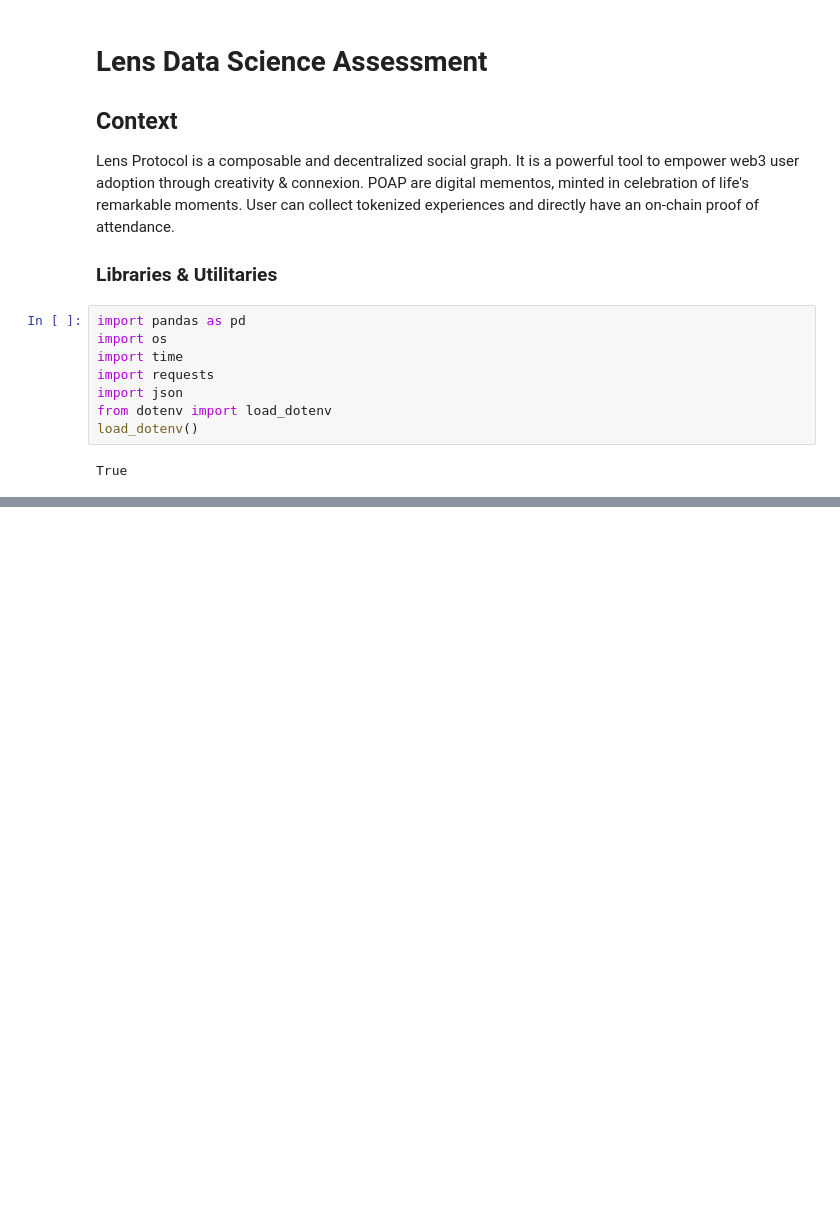
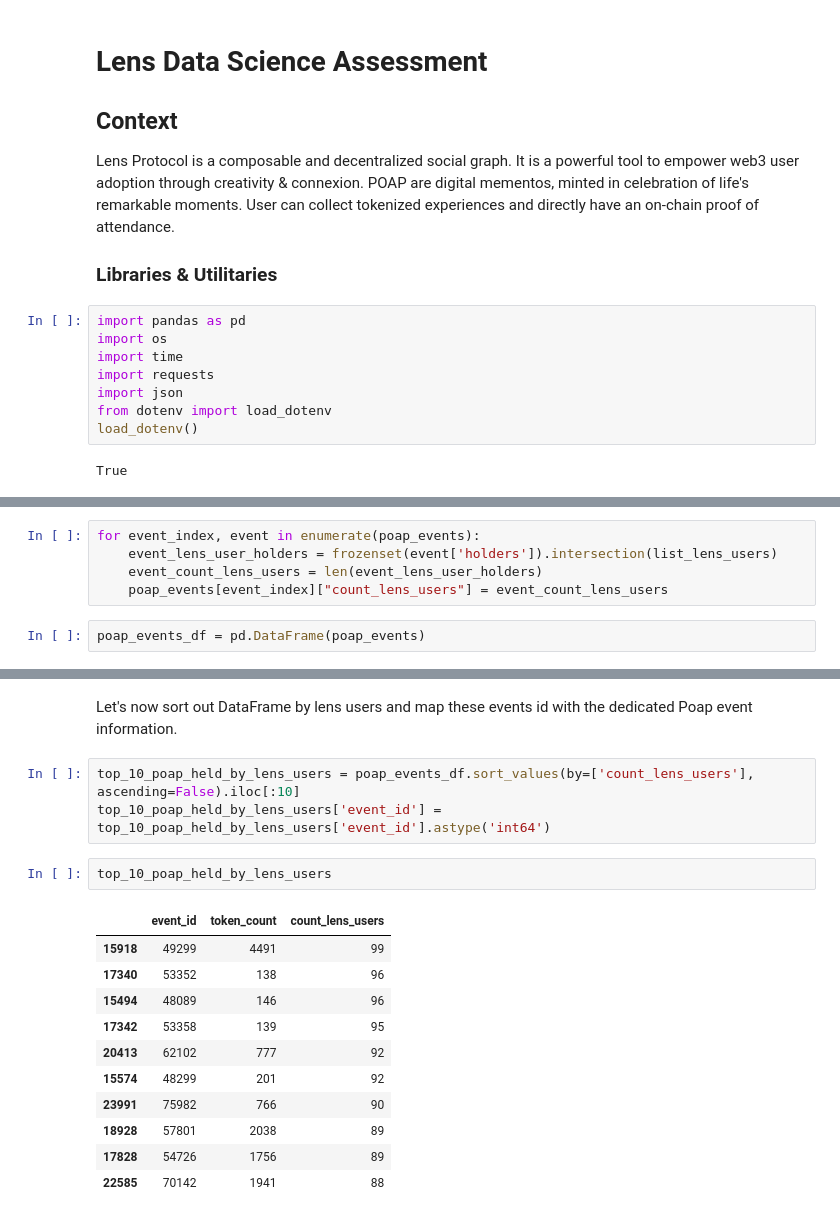
Before and after one commit to ExoMonk/z-lens, a Jupyter notebook: assignment.ipynb, the cells around one changed output, grey strips where cells are left out. Cells and saved outputs as stored; diff of their text form; blank space fills up the shorter version.

```diff
--- a/assignment.ipynb
+++ b/assignment.ipynb
@@ -30,0 +172,7 @@ lens_user_sample.head()
+# %%
+for event_index, event in enumerate(poap_events):
+    event_lens_user_holders = frozenset(event['holders']).intersection(list_lens_users)
+    event_count_lens_users = len(event_lens_user_holders)
+    poap_events[event_index]["count_lens_users"] = event_count_lens_users
+# %%
+poap_events_df = pd.DataFrame(poap_events)
@@ -30,0 +189,19 @@ lens_user_sample.head()
+# %% [markdown]
+Let's now sort out DataFrame by lens users and map these events id with the dedicated Poap event information.
+# %%
+top_10_poap_held_by_lens_users = poap_events_df.sort_values(by=['count_lens_users'], ascending=False).iloc[:10]
+top_10_poap_held_by_lens_users['event_id'] = top_10_poap_held_by_lens_users['event_id'].astype('int64')
+# %%
+top_10_poap_held_by_lens_users
+# %% [output]
+|  | event_id | token_count | count_lens_users |
+| 15918 | 49299 | 4491 | 99 |
+| 17340 | 53352 | 138 | 96 |
+| 15494 | 48089 | 146 | 96 |
+| 17342 | 53358 | 139 | 95 |
+| 20413 | 62102 | 777 | 92 |
+| 15574 | 48299 | 201 | 92 |
+| 23991 | 75982 | 766 | 90 |
+| 18928 | 57801 | 2038 | 89 |
+| 17828 | 54726 | 1756 | 89 |
+| 22585 | 70142 | 1941 | 88 |
```
Also changed, not shown: parts of 28 cells of this notebook, 4 other files.
